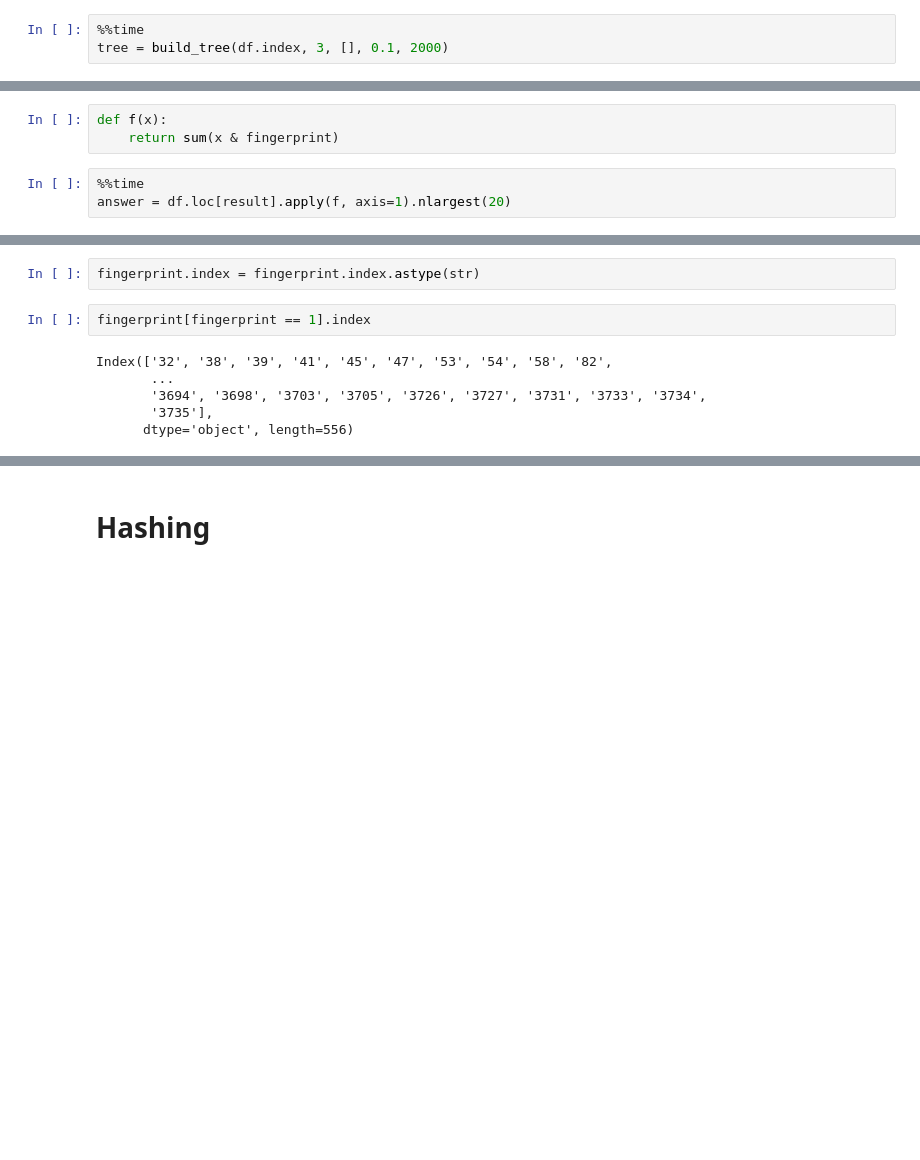
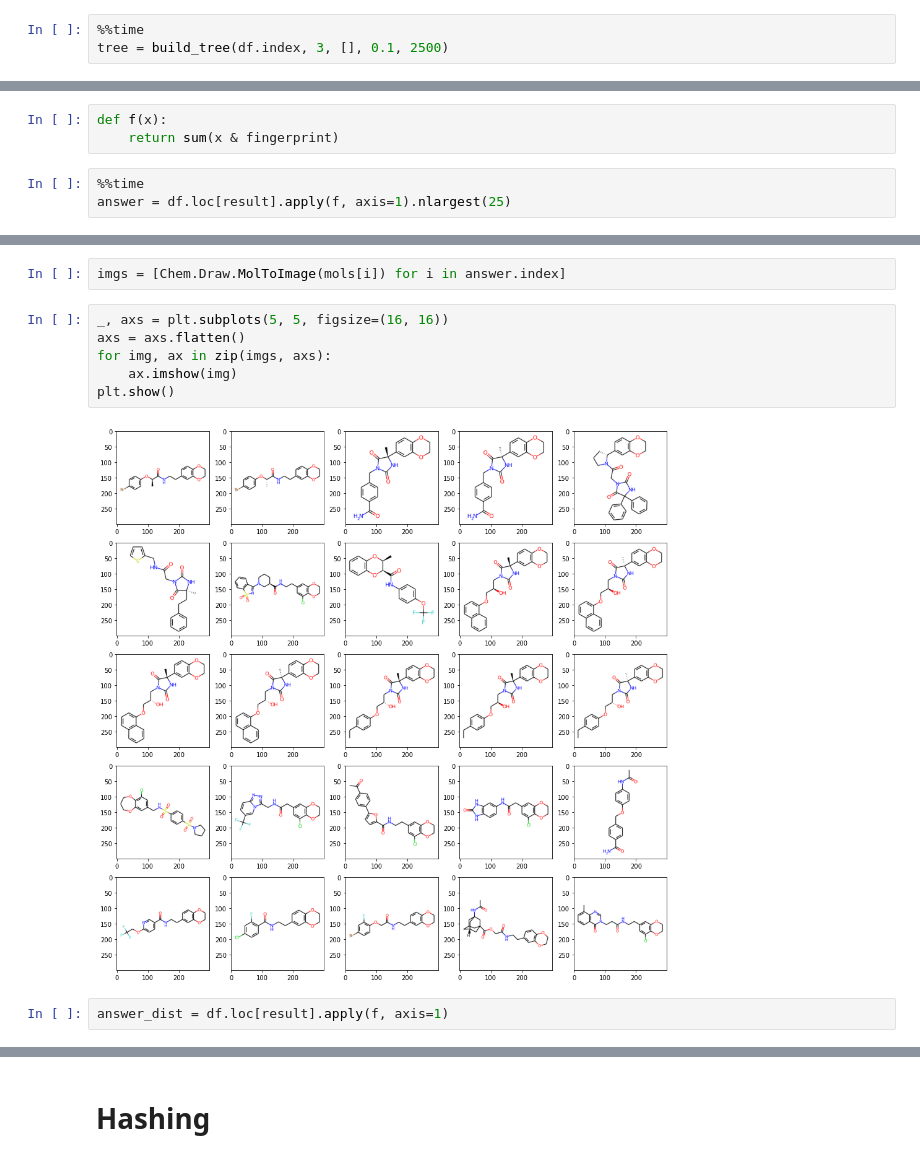
Before and after one commit to quantori/qtr-fingerprint, a Jupyter notebook: notebooks/fingerprint_research.ipynb, the cells around one changed output, grey strips where cells are left out. Cells and saved outputs as stored; diff of their text form; blank space fills up the shorter version.

```diff
--- a/notebooks/fingerprint_research.ipynb
+++ b/notebooks/fingerprint_research.ipynb
@@ -212,5 +219,5 @@ def build_tree(df_index, batch_size, used_ind, value_to_split=0.5, depth=100):
     return Tree(ind_to_split, left, right, None)
 # %%
 %%time
-tree = build_tree(df.index, 3, [], 0.1, 2000)
+tree = build_tree(df.index, 3, [], 0.1, 2500)
 # %% [output]
@@ -255,5 +262,5 @@ def f(x):
     return sum(x & fingerprint)
 # %%
 %%time
-answer = df.loc[result].apply(f, axis=1).nlargest(20)
+answer = df.loc[result].apply(f, axis=1).nlargest(25)
 # %% [output]
@@ -286,10 +269,12 @@ Wall time: 1.87 ms
-# %%
-fingerprint.index = fingerprint.index.astype(str)
-# %%
-fingerprint[fingerprint == 1].index
-# %% [output]
-Index(['32', '38', '39', '41', '45', '47', '53', '54', '58', '82',
-       ...
-       '3694', '3698', '3703', '3705', '3726', '3727', '3731', '3733', '3734',
-       '3735'],
-      dtype='object', length=556)
+# %%
+imgs = [Chem.Draw.MolToImage(mols[i]) for i in answer.index]
+# %%
+_, axs = plt.subplots(5, 5, figsize=(16, 16))
+axs = axs.flatten()
+for img, ax in zip(imgs, axs):
+    ax.imshow(img)
+plt.show()
+# %% [output]
+[figure, added]
+# %%
+answer_dist = df.loc[result].apply(f, axis=1)
```
Also changed, not shown: parts of 54 cells of this notebook.
